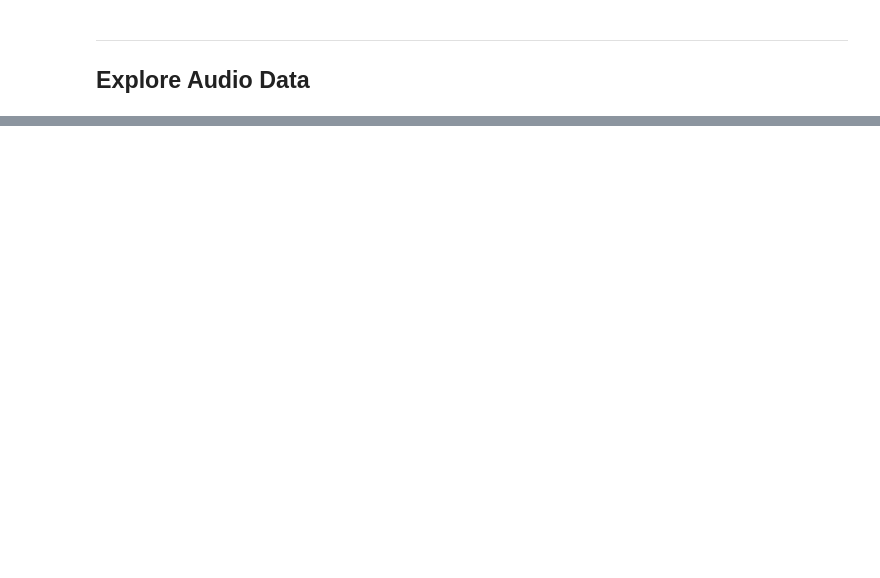
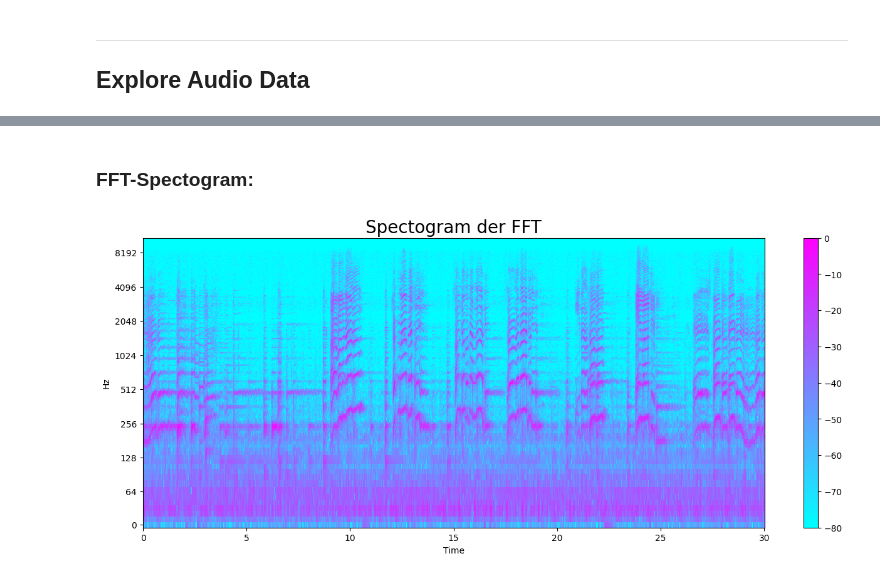
Before and after one commit to janmillou/music_genre_classifier, a Jupyter notebook: music_genre_classifier.ipynb, the cells around one changed output, grey strips where cells are left out. Cells and saved outputs as stored; diff of their text form; code cells hidden in the pictures; blank space fills up the shorter version.

```diff
--- a/music_genre_classifier.ipynb
+++ b/music_genre_classifier.ipynb
@@ -38,0 +105,13 @@ y, sr = librosa.load()
+# %% [markdown]
+### FFT-Spectogram:
+# %%
+# Convert amplitude spectrogram to decibel-scaled spectogram
+DB = librosa.amplitude_to_db(D, ref = np.max)
+
+plt.figure(figsize=(16,6))
+librosa.display.specshow(DB, y_axis='log', x_axis='time', sr=sr, hop_length=hop_length, cmap= 'cool')
+plt.title('Spectogram der FFT', fontsize=20)
+plt.colorbar();
+plt.show()
+# %% [output]
+[figure, added]
```
Also changed, not shown: parts of 17 cells of this notebook.
